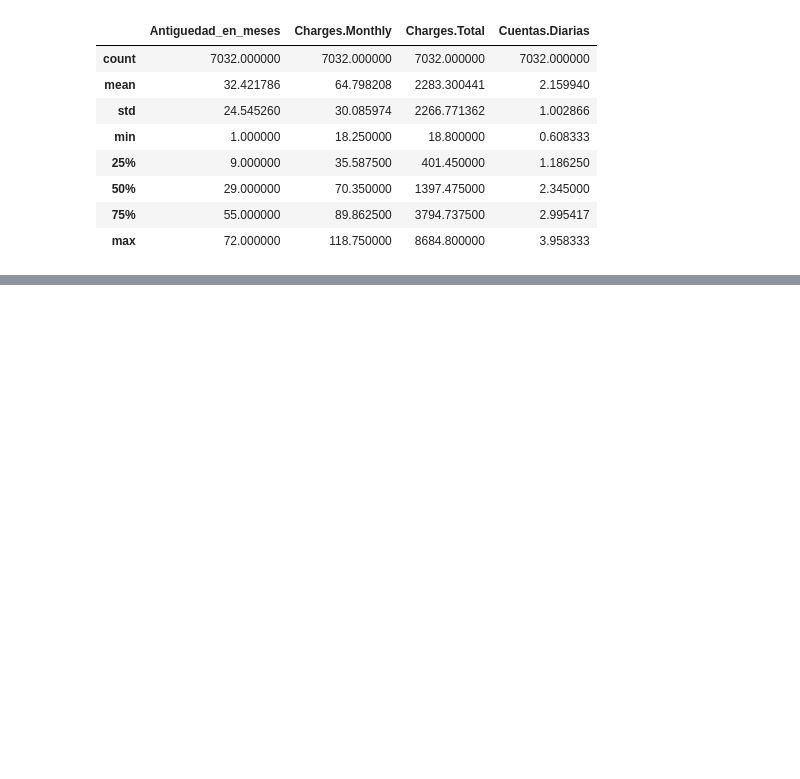
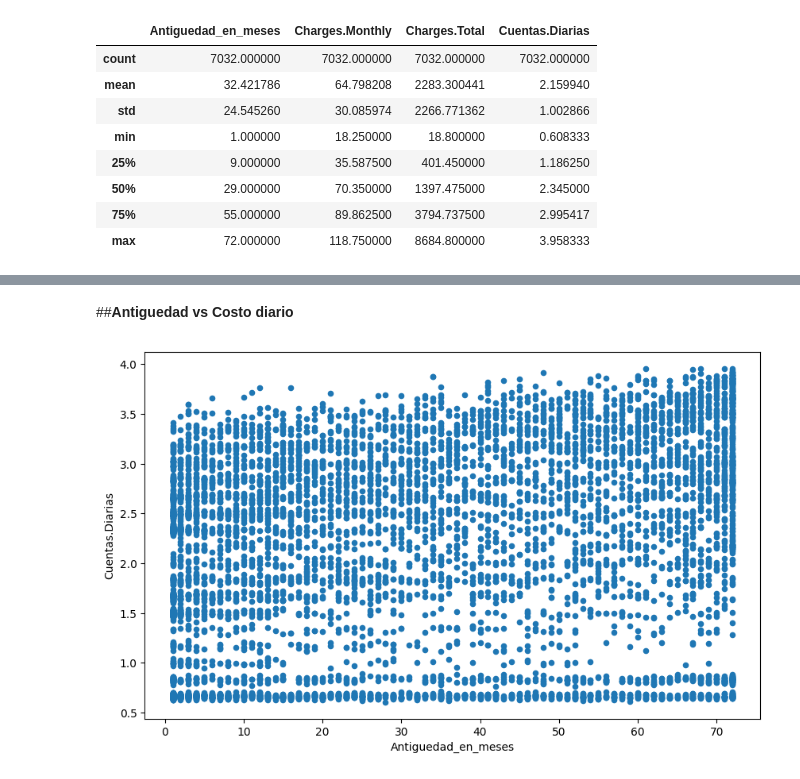
Before and after one commit to nicolb21/TelecomX_LATAM, a Jupyter notebook: TelecomX_LATAM.ipynb, the cells around one changed output, grey strips where cells are left out. Drawn from its saved outputs; the diff is of its cells as text; code cells hidden in the pictures; blank space fills up the shorter version.

```diff
--- a/TelecomX_LATAM.ipynb
+++ b/TelecomX_LATAM.ipynb
@@ -649,0 +662,8 @@ AttributeError: 'Axes' object has no attribute 'map'
+# %% [markdown]
+##**Antiguedad vs Costo diario**
+# %%
+datos_completa.plot(kind='scatter',x='Antiguedad_en_meses',y='Cuentas.Diarias',figsize=(10,6));
+
+#No se observa nigun patron en comun entre la antiguedad y lo que paga el cliente
+# %% [output]
+[figure, added]
```
Also changed, not shown: parts of 28 cells of this notebook.
